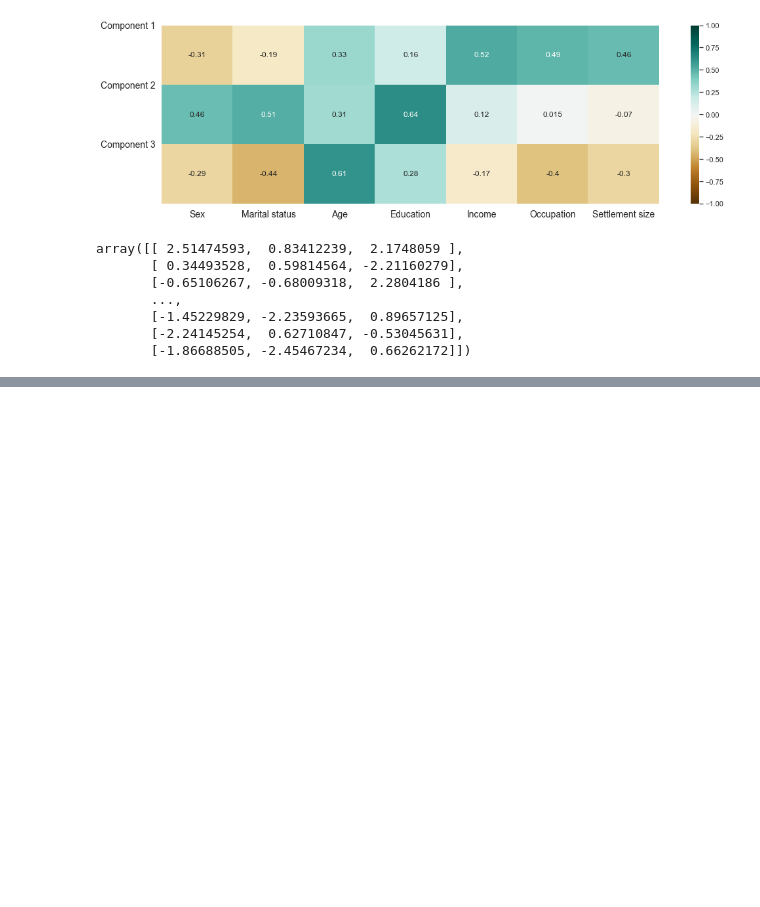
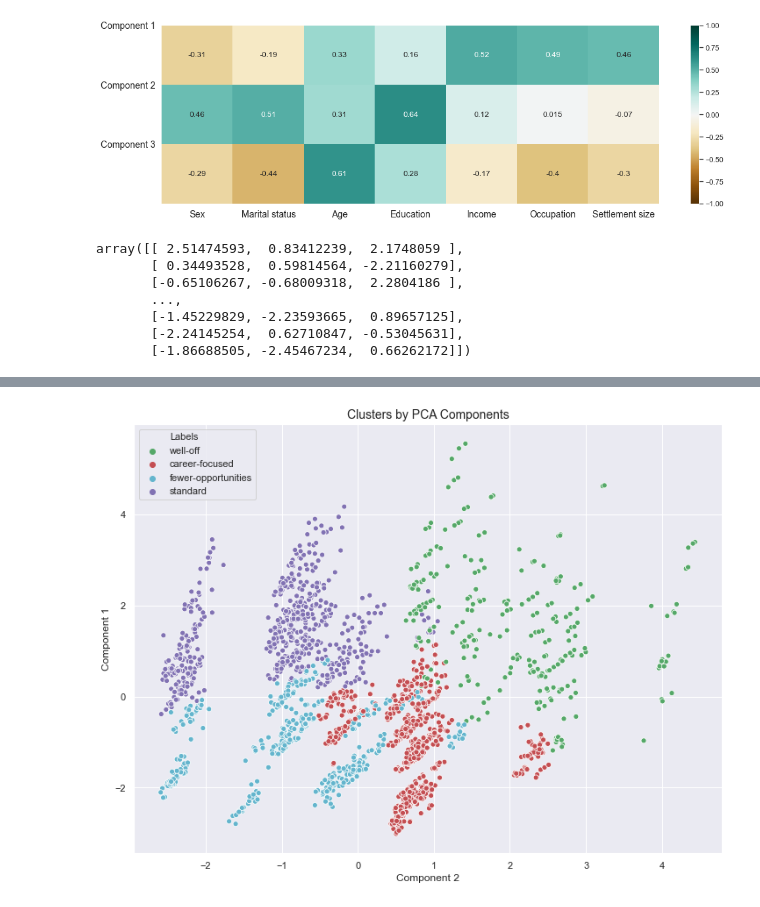
Before and after one commit to veranikaP/Customer_Analytics, a Jupyter notebook: customer_analytics.ipynb, the cells around one changed output, grey strips where cells are left out. Cells and saved outputs as stored; diff of their text form; code cells hidden in the pictures; blank space fills up the shorter version.

```diff
--- a/customer_analytics.ipynb
+++ b/customer_analytics.ipynb
@@ -273,0 +291,2 @@ scores_pca = pca.transform(segmentation_std)
+# %%
+kmeans_pca = KMeans(n_clusters = 4, init = 'k-means++', random_state = 42)
@@ -273,0 +301,4 @@ scores_pca = pca.transform(segmentation_std)
+# %%
+df_segm_pca_kmeans = pd.concat([df_segmentation.reset_index(drop = True), pd.DataFrame(scores_pca)], axis=1)
+df_segm_pca_kmeans.columns.values[-3:] = ['Component 1', 'Component 2', 'Component 3']
+df_segm_pca_kmeans['Segment K-means PCA'] = kmeans_pca.labels_
@@ -273,0 +347,14 @@ scores_pca = pca.transform(segmentation_std)
+# %%
+df_segm_pca_kmeans['Labels'] = df_segm_pca_kmeans['Segment K-means PCA'].map({0: 'well-off',
+                                                                  1: 'fewer-opportunities',
+                                                                  2: 'career-focused',
+                                                                  3: 'standard'})
+# %%
+plt.figure(figsize = (12, 9))
+x_axis = df_segm_pca_kmeans['Component 2']
+y_axis = df_segm_pca_kmeans['Component 1']
+sns.scatterplot(x_axis, y_axis, hue = df_segm_pca_kmeans['Labels'], palette = ['g', 'r', 'c', 'm'])
+plt.title('Clusters by PCA Components', fontsize = 14)
+plt.show()
+# %% [output]
+[figure, added]
```
Also changed, not shown: parts of 9 cells of this notebook.
